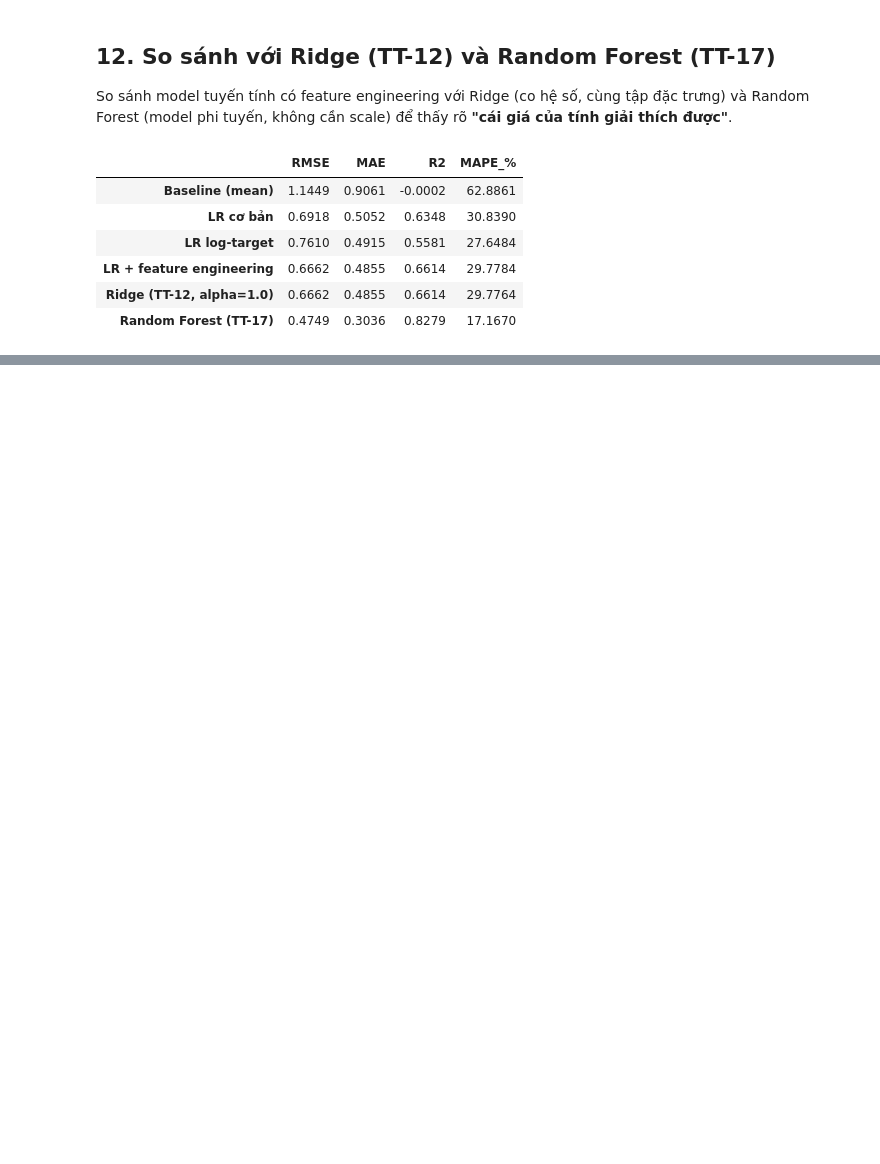
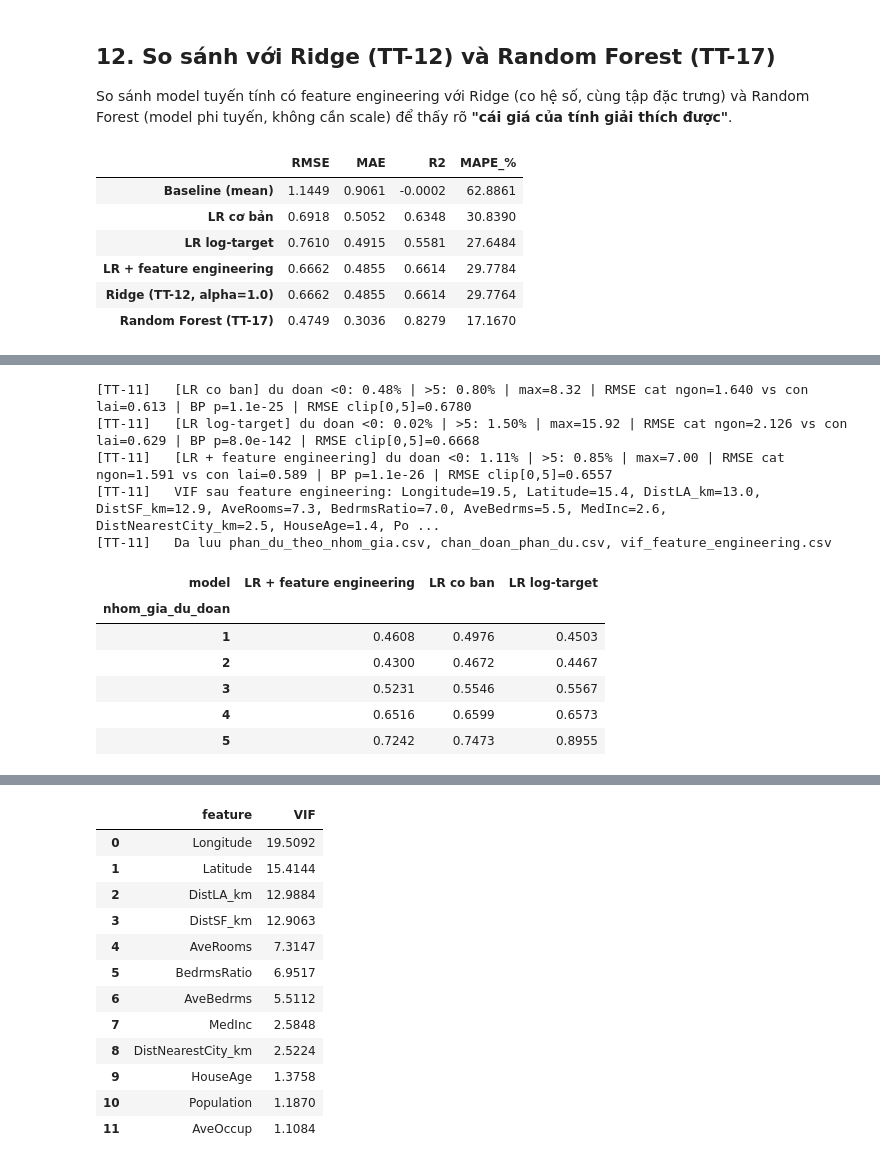
Before and after one commit to linhsand/CatLinh_lab_Machinelearning, a Jupyter notebook: 01-Hoc-May/02-Hoi-quy/TT-11-Linear-Regression/notebooks/linear_regression_housing.ipynb, the cells around one changed output, grey strips where cells are left out. Drawn from its saved outputs; the diff is of its cells as text; code cells hidden in the pictures; blank space fills up the shorter version.

```diff
--- a/01-Hoc-May/02-Hoi-quy/TT-11-Linear-Regression/notebooks/linear_regression_housing.ipynb
+++ b/01-Hoc-May/02-Hoi-quy/TT-11-Linear-Regression/notebooks/linear_regression_housing.ipynb
@@ -505,0 +535,24 @@ kiểu cộng trừ hệ số đơn giản.
+# %%
+import sys
+sys.path.insert(0, str(Path("..").resolve() / "src"))
+from train import run_diagnostics
+
+diag = run_diagnostics(X_test, y_test,
+                       {"LR co ban": basic_pred, "LR log-target": pred_log_back, "LR + feature engineering": fe_pred},
+                       fe_pipe, X_train)
+display(pd.DataFrame(diag["theo_nhom_gia"]).pivot(index="nhom_gia_du_doan", columns="model", values="std_phan_du"))
+display(pd.DataFrame(diag["tong_hop"]).T)
+pd.DataFrame(diag["vif_feature_engineering"])
+# %% [output]
+[TT-11]   [LR co ban] du doan <0: 0.48% | >5: 0.80% | max=8.32 | RMSE cat ngon=1.640 vs con lai=0.613 | BP p=1.1e-25 | RMSE clip[0,5]=0.6780
+[TT-11]   [LR log-target] du doan <0: 0.02% | >5: 1.50% | max=15.92 | RMSE cat ngon=2.126 vs con lai=0.629 | BP p=8.0e-142 | RMSE clip[0,5]=0.6668
+[TT-11]   [LR + feature engineering] du doan <0: 1.11% | >5: 0.85% | max=7.00 | RMSE cat ngon=1.591 vs con lai=0.589 | BP p=1.1e-26 | RMSE clip[0,5]=0.6557
+[TT-11]   VIF sau feature engineering: Longitude=19.5, Latitude=15.4, DistLA_km=13.0, DistSF_km=12.9, AveRooms=7.3, BedrmsRatio=7.0, AveBedrms=5.5, MedInc=2.6, DistNearestCity_km=2.5, HouseAge=1.4, Po ...
+[TT-11]   Da luu phan_du_theo_nhom_gia.csv, chan_doan_phan_du.csv, vif_feature_engineering.csv
+| model | LR + feature engineering | LR co ban | LR log-target |
+| nhom_gia_du_doan |  |  |  |
+| 1 | 0.4608 | 0.4976 | 0.4503 |
+| 2 | 0.4300 | 0.4672 | 0.4467 |
+| 3 | 0.5231 | 0.5546 | 0.5567 |
+| 4 | 0.6516 | 0.6599 | 0.6573 |
+| 5 | 0.7242 | 0.7473 | 0.8955 |
@@ -505,0 +563,13 @@ kiểu cộng trừ hệ số đơn giản.
+|  | feature | VIF |
+| 0 | Longitude | 19.5092 |
+| 1 | Latitude | 15.4144 |
+| 2 | DistLA_km | 12.9884 |
+| 3 | DistSF_km | 12.9063 |
+| 4 | AveRooms | 7.3147 |
+| 5 | BedrmsRatio | 6.9517 |
+| 6 | AveBedrms | 5.5112 |
+| 7 | MedInc | 2.5848 |
+| 8 | DistNearestCity_km | 2.5224 |
+| 9 | HouseAge | 1.3758 |
+| 10 | Population | 1.1870 |
+| 11 | AveOccup | 1.1084 |
```
Also changed, not shown: parts of 13 cells of this notebook, 8 other files.
